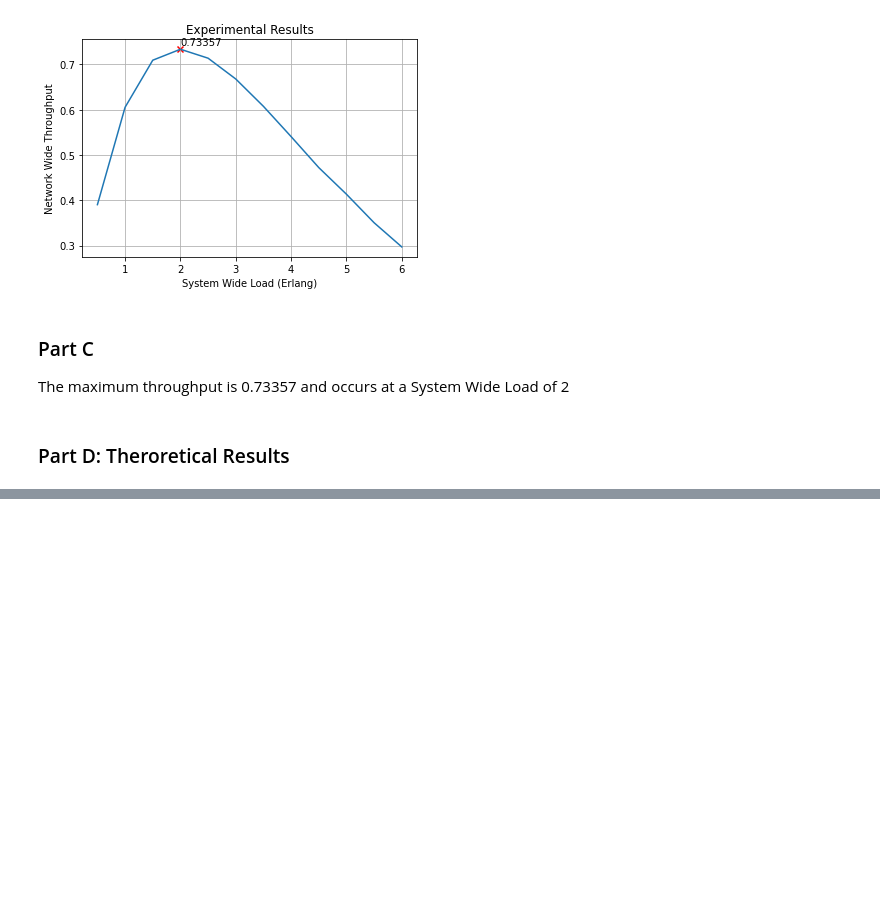
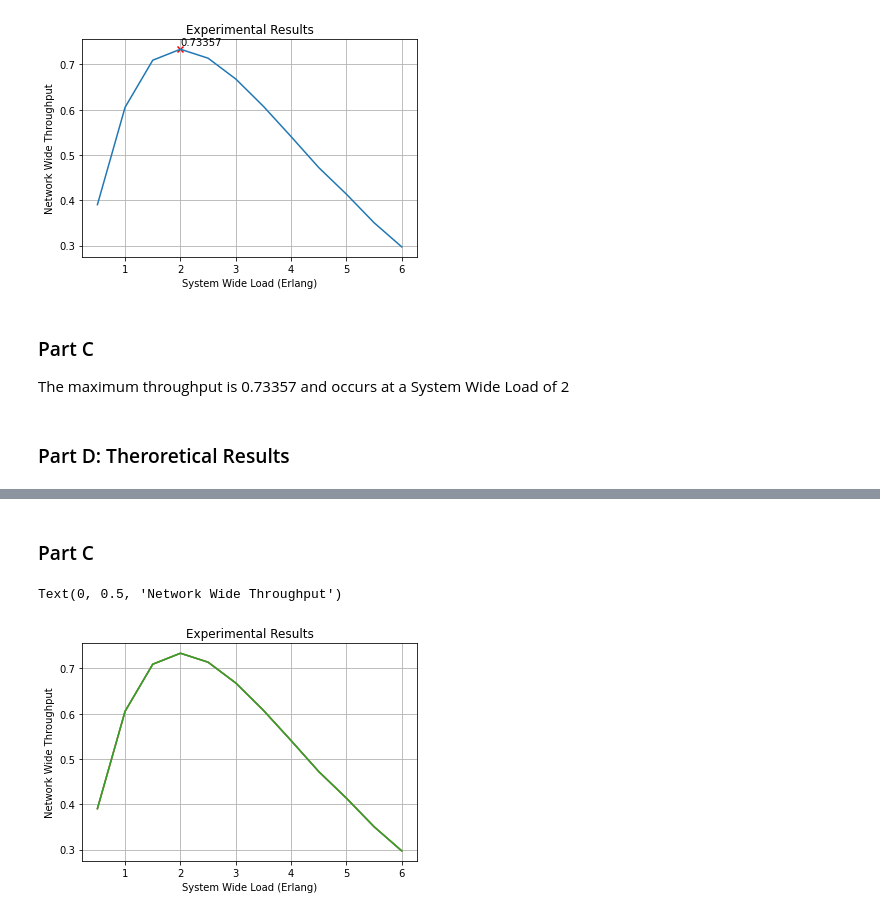
Before and after one commit to jmessing-29/ece842, a Jupyter notebook: proj3/proj3_turnin.ipynb, the cells around one changed output, grey strips where cells are left out. Drawn from its saved outputs; the diff is of its cells as text; code cells hidden in the pictures; blank space fills up the shorter version.

Commit message:
fixing g values

```diff
--- a/proj3/proj3_turnin.ipynb
+++ b/proj3/proj3_turnin.ipynb
@@ -48,0 +49,20 @@ def s_equation(n, g):
+# %%
+# s is network-wide throughput (Erlang) from data in exp1res.txt
+
+data_2 = {'G': np.arange(0.5, 6.5, 0.5),
+          'g(2)' : [1/(2-1)]*12,
+          's(2)': [0.390444, 0.605449, 0.709360, 0.733570, 0.713810, 0.667884, 0.607485,
+                   0.540688, 0.472274, 0.413472, 0.350487, 0.297115],
+
+          'g(3)' : [1/(3-1)]*12,
+          's(3)': [0.390444 , 0.605449, 0.70936, 0.73357, 0.71381, 0.667884, 0.607485,
+                   0.540688, 0.472274, 0.413472, 0.350487, 0.297115],
+
+          'g(100)' : [1/(100-1)]*12,
+          's(100)': [0.390444, 0.605449, 0.709360, 0.733570, 0.713810,
+                    0.667884, 0.607485, 0.540688, 0.472274, 0.413472, 0.350487, 0.297115]}
+
+
+data_2_df = pd.DataFrame(data_2)
+data_2_df.set_index('G', inplace=True)
+data_2_df.transpose()
@@ -48,0 +85,14 @@ def s_equation(n, g):
+# %% [markdown]
+### Part C
+# %%
+plt.plot(data_2_df.index.values, data_2_df['s(2)'].values)
+plt.plot(data_2_df.index.values, data_2_df['s(3)'].values)
+plt.plot(data_2_df.index.values, data_2_df['s(100)'].values)
+
+plt.grid()
+plt.title('Experimental Results')
+plt.xlabel('System Wide Load (Erlang)')
+plt.ylabel('Network Wide Throughput')
+# %% [output]
+Text(0, 0.5, 'Network Wide Throughput')
+[figure, added]
```
Also changed, not shown: parts of 4 cells of this notebook, 1 other file.
